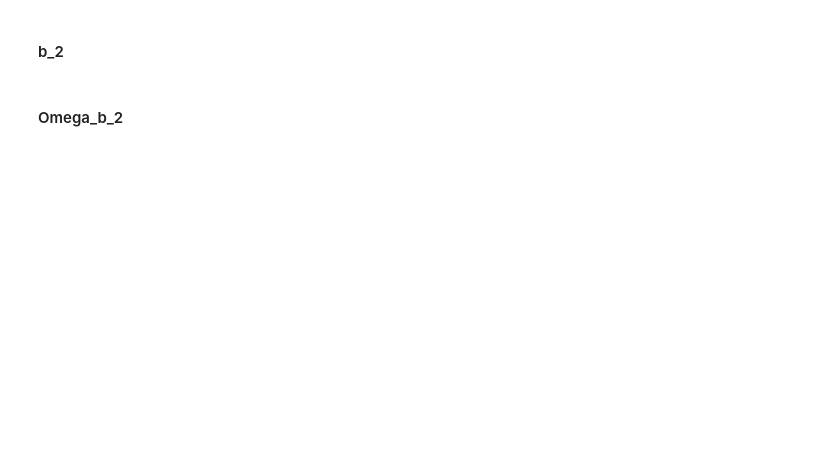
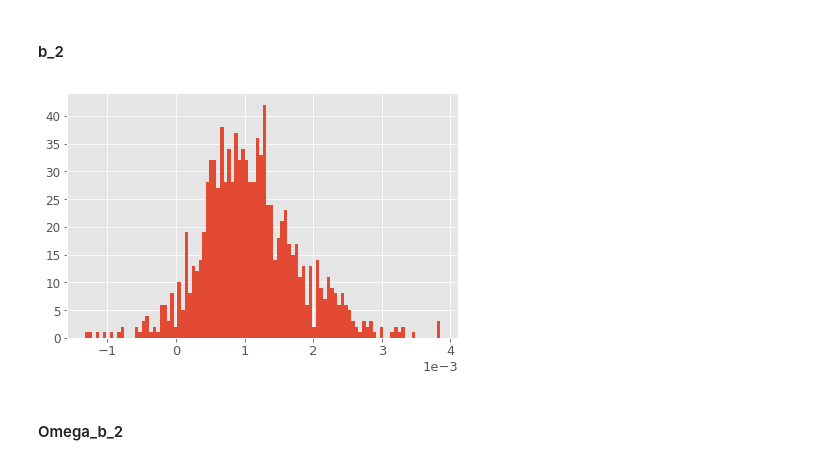
Before and after one commit to ruthvik92/SpykeFlow, a Jupyter notebook: notebooks/spike_mnist_ar1_adaptation.ipynb, the cells around one changed output. Saved outputs shown, nothing was run; the diff lists cells and outputs as text; code cells hidden in the pictures; blank space fills up the shorter version.

```diff
--- a/notebooks/spike_mnist_ar1_adaptation.ipynb
+++ b/notebooks/spike_mnist_ar1_adaptation.ipynb
@@ -788,8 +892,11 @@ plt.show()
 #### b_2
 # %%
 plt.hist(b_2.eval().flatten(), 100)
-plt.grid()
+plt.grid(b=True, which='both', color='w', linestyle='-', alpha=1.0)
+plt.ticklabel_format(style='sci', axis='x', scilimits=(0,0))
 plt.show()
+# %% [output]
+[figure, added]
 # %% [markdown]
 #### Omega_b_2
 # %%
```
Also changed, not shown: parts of 99 cells of this notebook, 1 other file.
